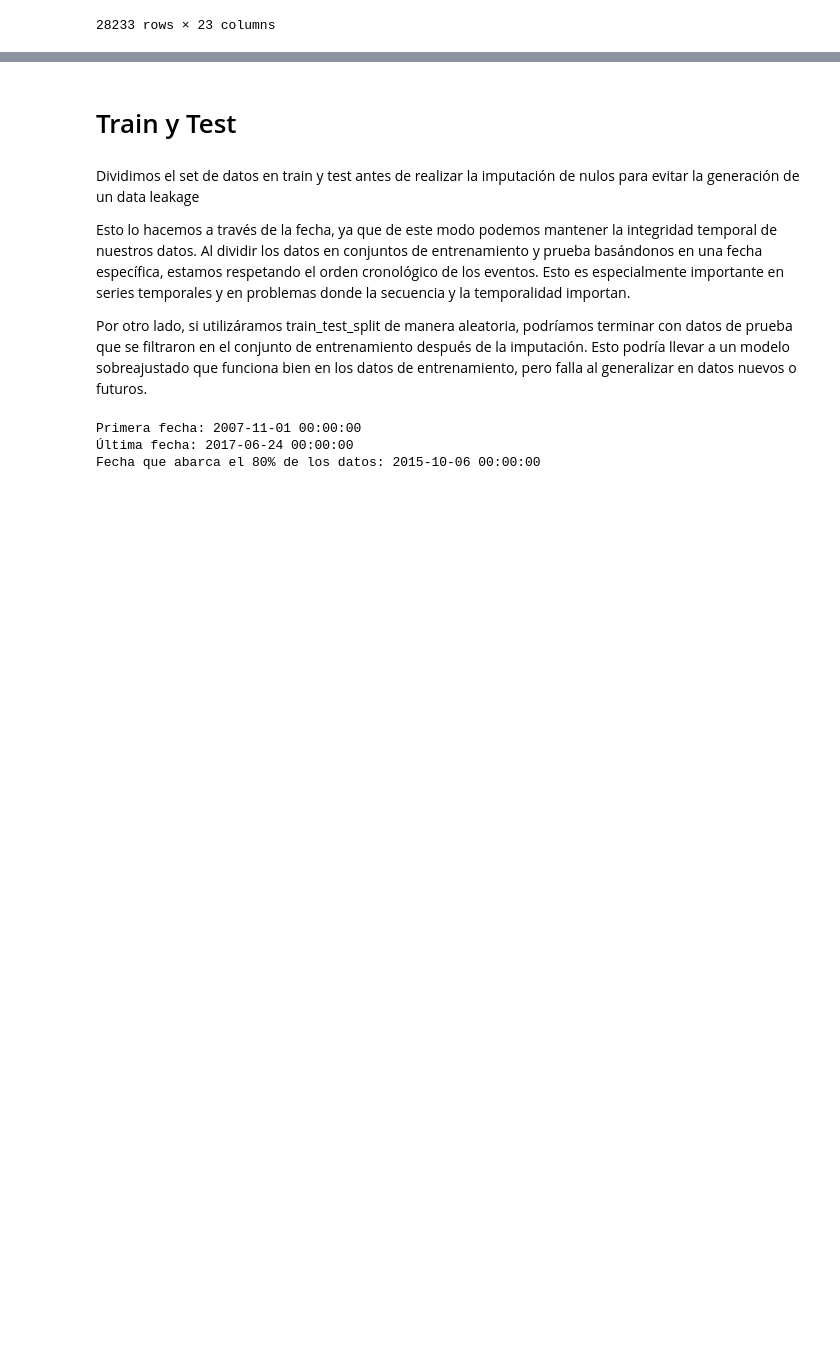
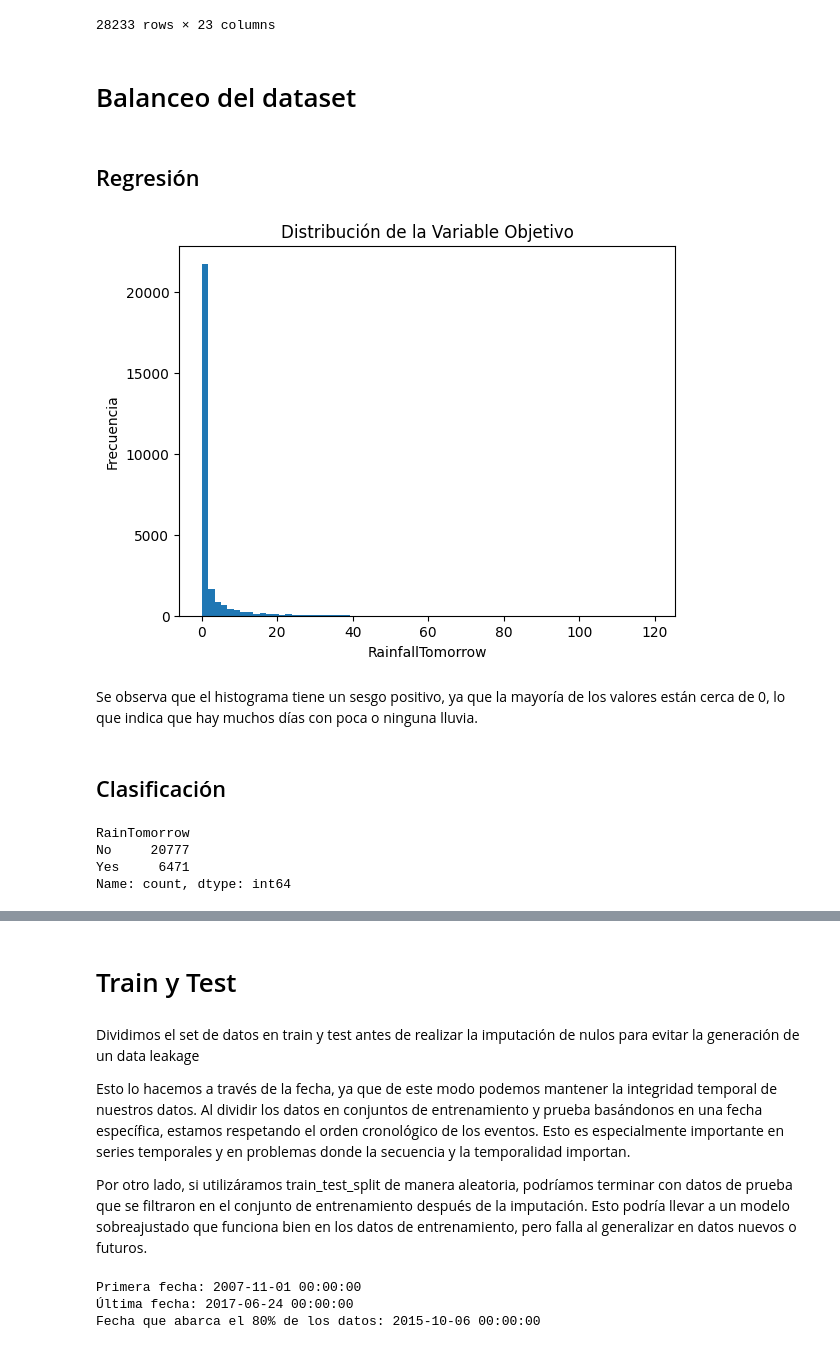
Before and after one commit to C4570/AA1-TUIA-Britos-Moresco, a Jupyter notebook: TP_integrador_AA1.ipynb, the cells around one changed output, grey strips where cells are left out. Cells and saved outputs as stored; diff of their text form; code cells hidden in the pictures; blank space fills up the shorter version.

```diff
--- a/TP_integrador_AA1.ipynb
+++ b/TP_integrador_AA1.ipynb
@@ -1413,3 +1425,30 @@ weather_data
 | 102518 | 2017-06-23 | 5.4 | 16.2 | 0.0 | NaN | NaN | N | 37.0 | NNW | ... |
 | 102519 | 2017-06-24 | 4.8 | 12.3 | 2.2 | NaN | NaN | W | 28.0 | NNW | ... |
 28233 rows × 23 columns
+# %% [markdown]
+# Balanceo del dataset
+# %% [markdown]
+## Regresión
+# %%
+plt.hist(weather_data['RainfallTomorrow'], bins=70)
+plt.xlabel('RainfallTomorrow')
+plt.ylabel('Frecuencia')
+plt.title('Distribución de la Variable Objetivo')
+plt.show()
+# %% [output]
+[figure, added]
+# %% [markdown]
+Se observa que el histograma tiene un sesgo positivo, ya que la mayoría de los valores están cerca de 0, lo que indica que hay muchos días con poca o ninguna lluvia.
+# %% [markdown]
+## Clasificación
+# %%
+# Contar las instancias de cada clase en la variable objetivo 'RainTomorrow'
+conteo_clases = weather_data['RainTomorrow'].value_counts()
+
+# Mostrar el conteo de clases
+print(conteo_clases)
+# %% [output]
+RainTomorrow
+No     20777
+Yes     6471
+Name: count, dtype: int64
```
Also changed, not shown: parts of 97 cells of this notebook.
